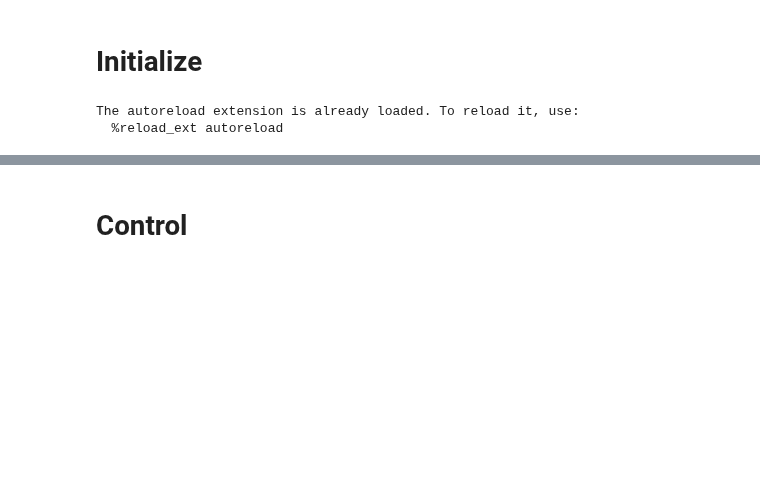
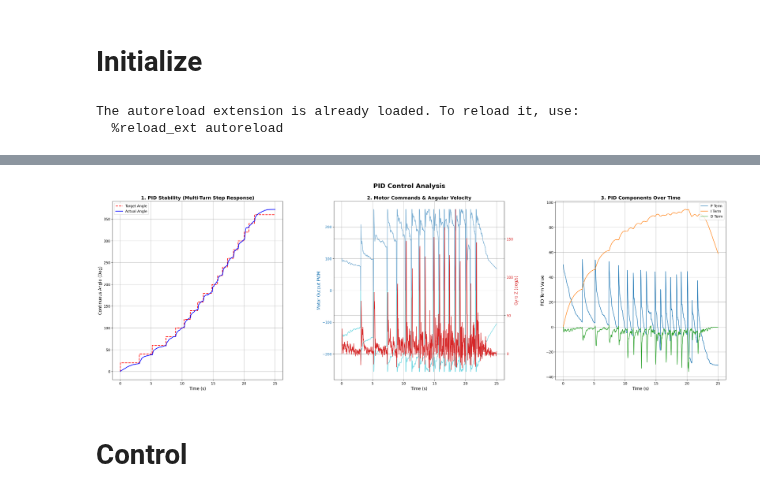
Before and after one commit to Y1hhnn/FastRobots-2026, a Jupyter notebook: ble_python/lab9.ipynb, the cells around one changed output, grey strips where cells are left out. Cells and saved outputs as stored; diff of their text form; code cells hidden in the pictures; blank space fills up the shorter version.

```diff
--- a/ble_python/lab9.ipynb
+++ b/ble_python/lab9.ipynb
@@ -77,0 +137,17 @@ ble.start_notify(ble.uuid["RX_STRING"], log_handler)
+# %%
+times = np.array(times)
+left_motors = np.array(left_motors)
+right_motors = np.array(right_motors)
+acc_x_values = np.array(acc_x_values)
+# acc_y_values = np.array(acc_y_values)
+acc_y_values = np.zeros_like(acc_x_values)
+gyr_z_values = np.array(gyr_z_values)
+yaw_values = np.array(yaw_values)
+# tof_1_values = np.array(tof_1_values)
+# tof_2_values = np.array(tof_2_values)
+orient_setpoint_values = np.array(orient_setpoint_values)
+orient_sensor_values = np.array(orient_sensor_values)
+orient_output_values = np.array(orient_output_values)
+orient_error_values = np.array(orient_error_values)
+orient_integral_values = np.array(orient_integral_values)
+orient_derivative_values = np.array(orient_derivative_values)
@@ -78,3 +179,71 @@ ble.start_notify(ble.uuid["RX_STRING"], log_handler)
+# %%
+# ==========================================
+# 开始绘图
+# ==========================================
+plt.rcParams['figure.dpi'] = 180      # notebook / 屏幕显示清晰度
+plt.rcParams['savefig.dpi'] = 300     # 保存图片清晰度
+plt.rcParams['font.size'] = 13
+plt.rcParams['axes.titlesize'] = 15
+plt.rcParams['axes.labelsize'] = 13
+plt.rcParams['legend.fontsize'] = 11
+plt.rcParams['xtick.labelsize'] = 11
+plt.rcParams['ytick.labelsize'] = 11
+
+fig = plt.figure(figsize=(35, 10))
+gs = gridspec.GridSpec(1, 3, width_ratios=[1, 1, 1], wspace=0.3, hspace=0.3)
+
+# ------------------------------------------
+# [1] 左上: PID 角度控制分析
+# ------------------------------------------
+ax1 = fig.add_subplot(gs[0, 0])
+ax1.plot(times_sec, orient_setpoint_continuous, label='Target Angle', linestyle='--', color='red', linewidth=2)
+ax1.plot(times_sec, yaw_continuous, label='Actual Angle', color='blue', linewidth=2)
+ax1.set_title('1. PID Stability (Multi-Turn Step Response)', fontweight='bold')
+ax1.set_xlabel('Time (s)')
+ax1.set_ylabel('Continuous Angle (Deg)')
+ax1.grid(True)
+ax1.legend()
+# ax1.set_xlim(5, 6)
+# ax1.set_ylim(0, 100)
+
+# ------------------------------------------
+# [2] 中上: 电机输出与角速度响应
+# ------------------------------------------
+ax2 = fig.add_subplot(gs[0, 1])
+ax2.plot(times_sec, left_motors, label='Left PWM', color='tab:blue', alpha=0.6)
+ax2.plot(times_sec, right_motors, label='Right PWM', color='tab:cyan', alpha=0.6)
+ax2.set_xlabel('Time (s)')
+ax2.set_ylabel('Motor Output PWM', color='tab:blue')
+ax2.tick_params(axis='y', labelcolor='tab:blue')
+ax2.grid(True)
+
+ax2_twin = ax2.twinx()
+ax2_twin.plot(times_sec, gyr_z_values, label='Gyro Z', color='tab:red', linewidth=1.5)
+ax2_twin.set_ylabel('Gyro Z (deg/s)', color='tab:red')
+ax2_twin.tick_params(axis='y', labelcolor='tab:red')
+ax2.set_title('2. Motor Commands & Angular Velocity', fontweight='bold')
+# ax2.set_xlim(5, 10)
+# ax2_twin.set_ylim(-40, 40)
+
+# ------------------------------------------
+# [3] 右上: PID 各项分析
+# ------------------------------------------
+ax3 = fig.add_subplot(gs[0, 2])
+ax3.plot(times_sec, p_term, label='P Term', color='tab:blue', linewidth=1.5)
+ax3.plot(times_sec, i_term, label='I Term', color='tab:orange', linewidth=1.5)
+ax3.plot(times_sec, d_term, label='D Term', color='tab:green', linewidth=1.5)
+ax3.set_title('3. PID Components Over Time', fontweight='bold')
+ax3.set_xlabel('Time (s)')
+ax3.set_ylabel('PID Term Value')
+ax3.grid(True)
+ax3.legend(loc='upper right')
+
+
+fig.suptitle('PID Control Analysis', fontsize=20, fontweight='bold', y=0.98)
+fig.subplots_adjust(top=0.90)
+plt.show()
+# %% [output]
+[figure, added]
 # %% [markdown]
 # Control
 # %%
```
Also changed, not shown: parts of 21 cells of this notebook, 19 other files.
